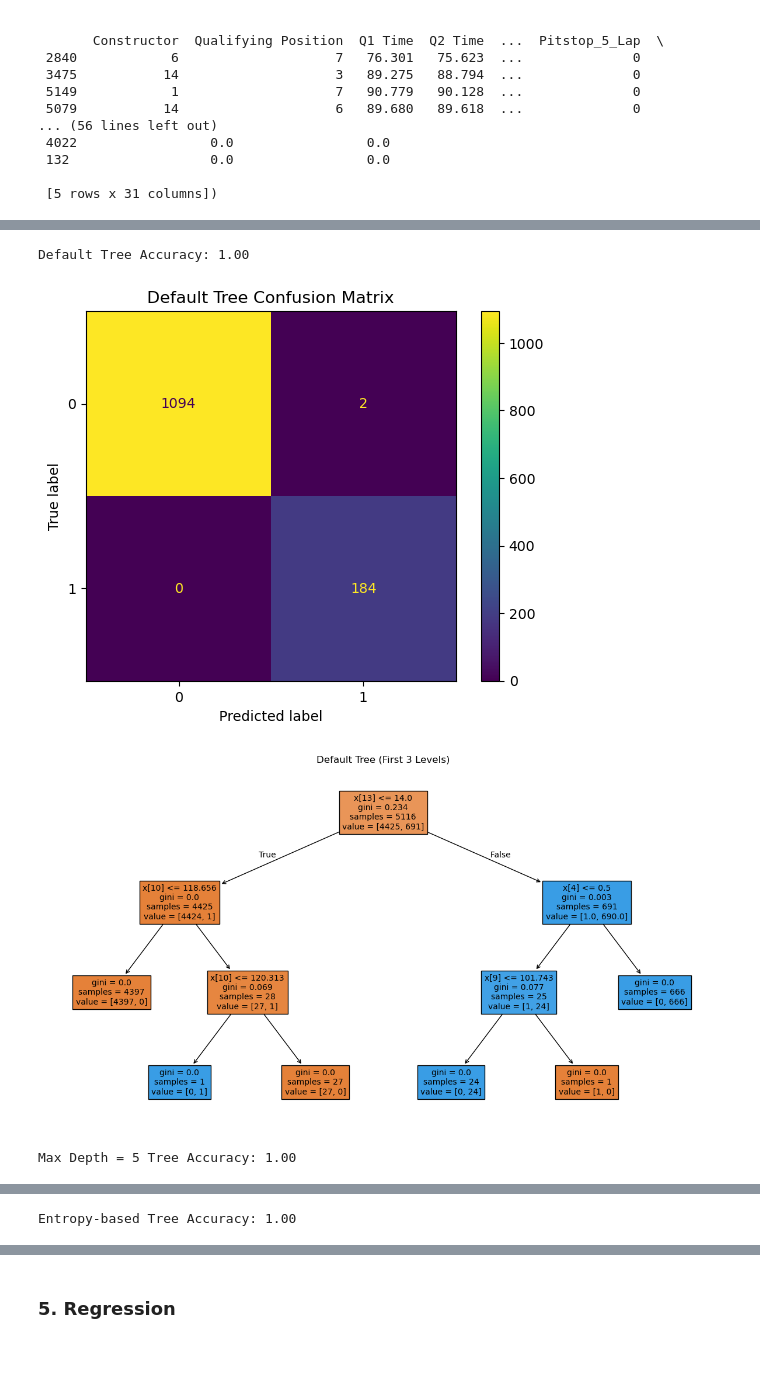
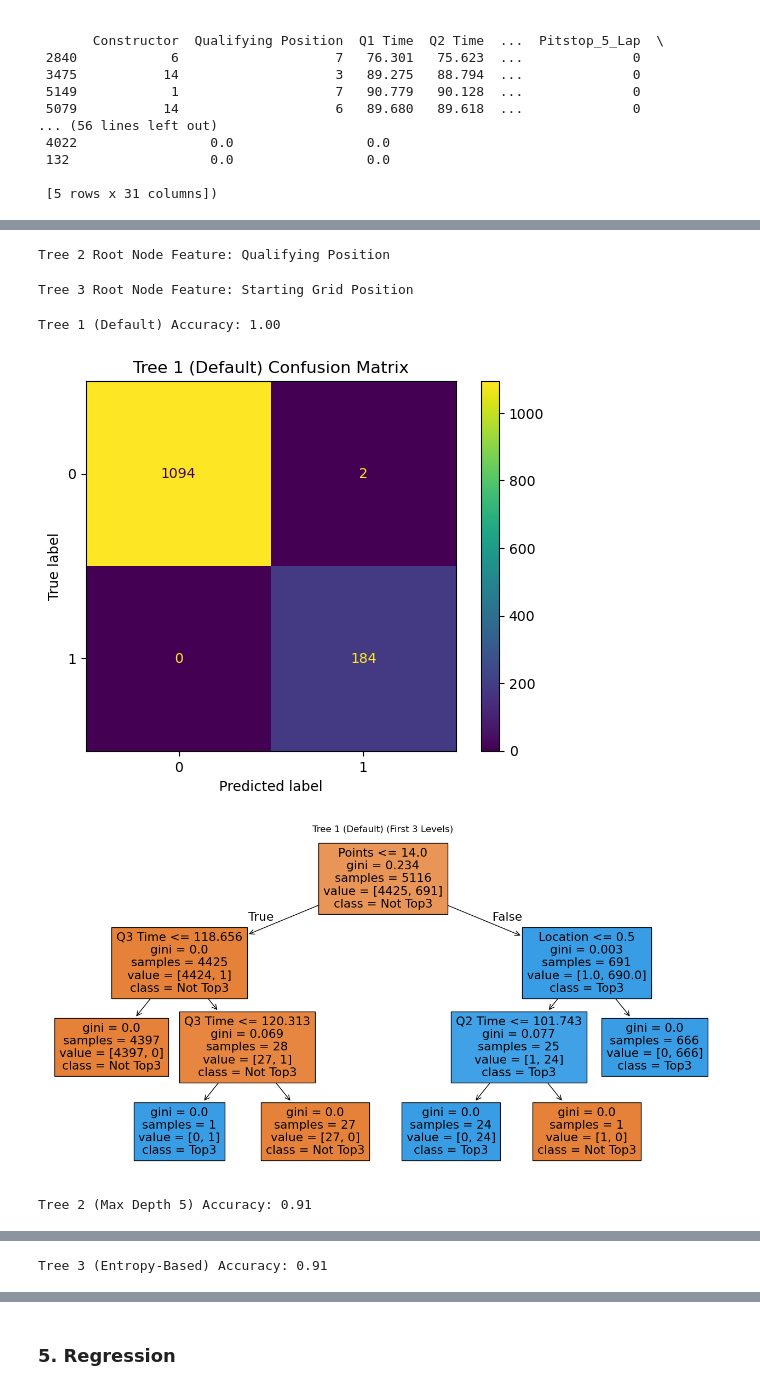
Before and after one commit to Sanjay71013/F1-Standings-Prediction, a Jupyter notebook: F1_Standings_prediction.ipynb, the cells around one changed output, grey strips where cells are left out. Cells and saved outputs as stored; diff of their text form; code cells hidden in the pictures; blank space fills up the shorter version.

```diff
--- a/F1_Standings_prediction.ipynb
+++ b/F1_Standings_prediction.ipynb
@@ -1115,30 +1131,46 @@ y_pred1 = tree1.predict(X_test)
 # %%
 # Tree with depth constraint
 tree2 = DecisionTreeClassifier(max_depth=5, random_state=42)
-tree2.fit(X_train, y_train)
-y_pred2 = tree2.predict(X_test)
+tree2.fit(X_train2, y_train2)
+y_pred2 = tree2.predict(X_test2)
+
+tree2_root_index = tree2.tree_.feature[0]
+tree2_root_name = X2.columns[tree2_root_index]
+print("Tree 2 Root Node Feature:", tree2_root_name)
+# %% [output]
+Tree 2 Root Node Feature: Qualifying Position
+# %%
+# Removing root feature again
+X3 = X2.drop(columns=[tree2_root_name])
+X_train3, X_test3, y_train3, y_test3 = train_test_split(X3, y, test_size=0.2, random_state=42)
 # %%
-# Tree using entropy instead of gini
+# Tree using Entropy criterion
 tree3 = DecisionTreeClassifier(criterion="entropy", max_depth=5, random_state=42)
-tree3.fit(X_train, y_train)
-y_pred3 = tree3.predict(X_test)
+tree3.fit(X_train3, y_train3)
+y_pred3 = tree3.predict(X_test3)
+
+tree3_root_index = tree3.tree_.feature[0]
+tree3_root_name = X3.columns[tree3_root_index]
+print("Tree 3 Root Node Feature:", tree3_root_name)
+# %% [output]
+Tree 3 Root Node Feature: Starting Grid Position
 # %%
-def evaluate_tree(y_test, y_pred, model, title):
-    print(f"{title} Accuracy: {accuracy_score(y_test, y_pred):.2f}")
-    cm = confusion_matrix(y_test, y_pred)
-    ConfusionMatrixDisplay(cm).plot()
+def display_results(y_true, y_pred, model, title, X_used):
+    print(f"{title} Accuracy: {accuracy_score(y_true, y_pred):.2f}")
+    ConfusionMatrixDisplay(confusion_matrix(y_true, y_pred)).plot()
     plt.title(f"{title} Confusion Matrix")
     plt.show()
-    plt.figure(figsize=(15, 8))
-    plot_tree(model, filled=True, max_depth=3, fontsize=10)
+
+    plt.figure(figsize=(16, 8))
+    plot_tree(model, feature_names=X_used.columns, class_names=["Not Top3", "Top3"], filled=True, max_depth=3)
     plt.title(f"{title} (First 3 Levels)")
     plt.show()
 # %%
-evaluate_tree(y_test, y_pred1, tree1, "Default Tree")
-evaluate_tree(y_test, y_pred2, tree2, "Max Depth = 5 Tree")
-evaluate_tree(y_test, y_pred3, tree3, "Entropy-based Tree")
+display_results(y_test, y_pred1, tree1, "Tree 1 (Default)", X_train)
+display_results(y_test2, y_pred2, tree2, "Tree 2 (Max Depth 5)", X_train2)
+display_results(y_test3, y_pred3, tree3, "Tree 3 (Entropy-Based)", X_train3)
 # %% [output]
-Default Tree Accuracy: 1.00
+Tree 1 (Default) Accuracy: 1.00
-[figure, old version]
+[figure, new version]
-[figure, old version]
+[figure, new version]
-Max Depth = 5 Tree Accuracy: 1.00
+Tree 2 (Max Depth 5) Accuracy: 0.91
@@ -1147 +1179 @@ Max Depth = 5 Tree Accuracy: 1.00
-Entropy-based Tree Accuracy: 1.00
+Tree 3 (Entropy-Based) Accuracy: 0.91
```
Also changed, not shown: parts of 5 cells of this notebook.
